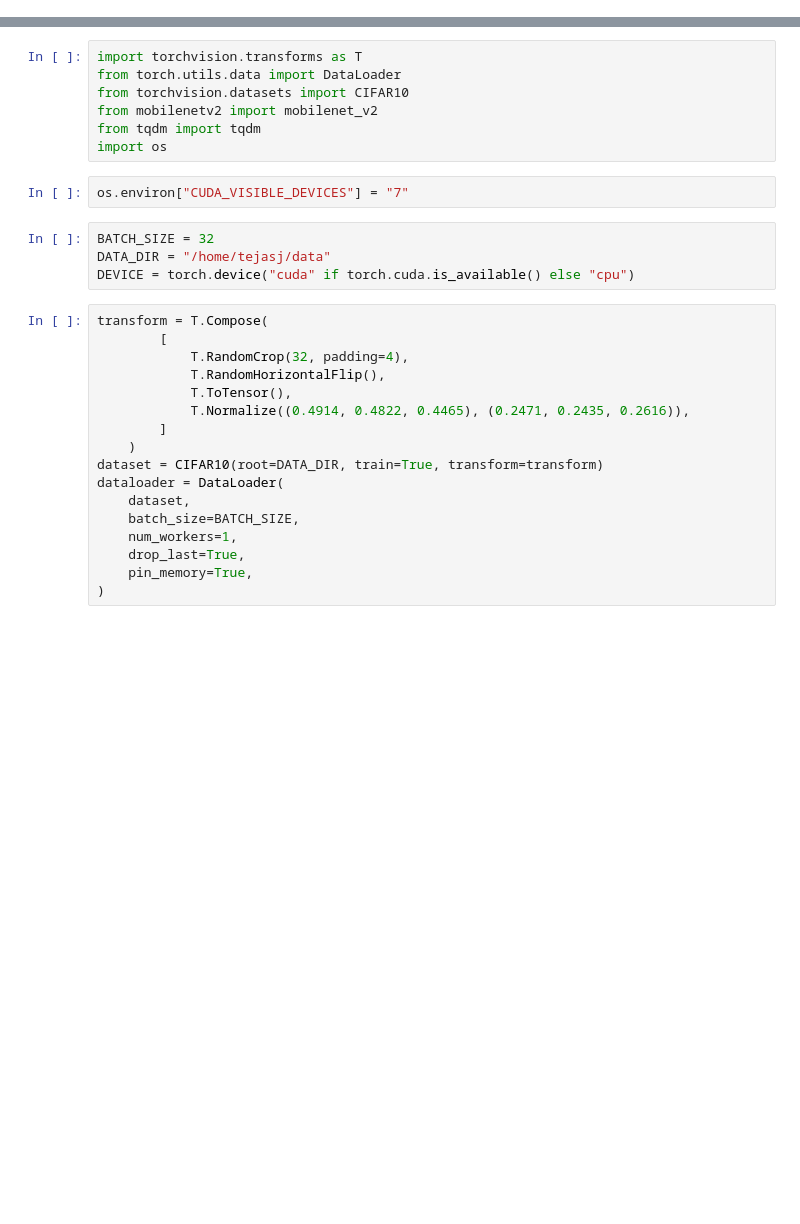
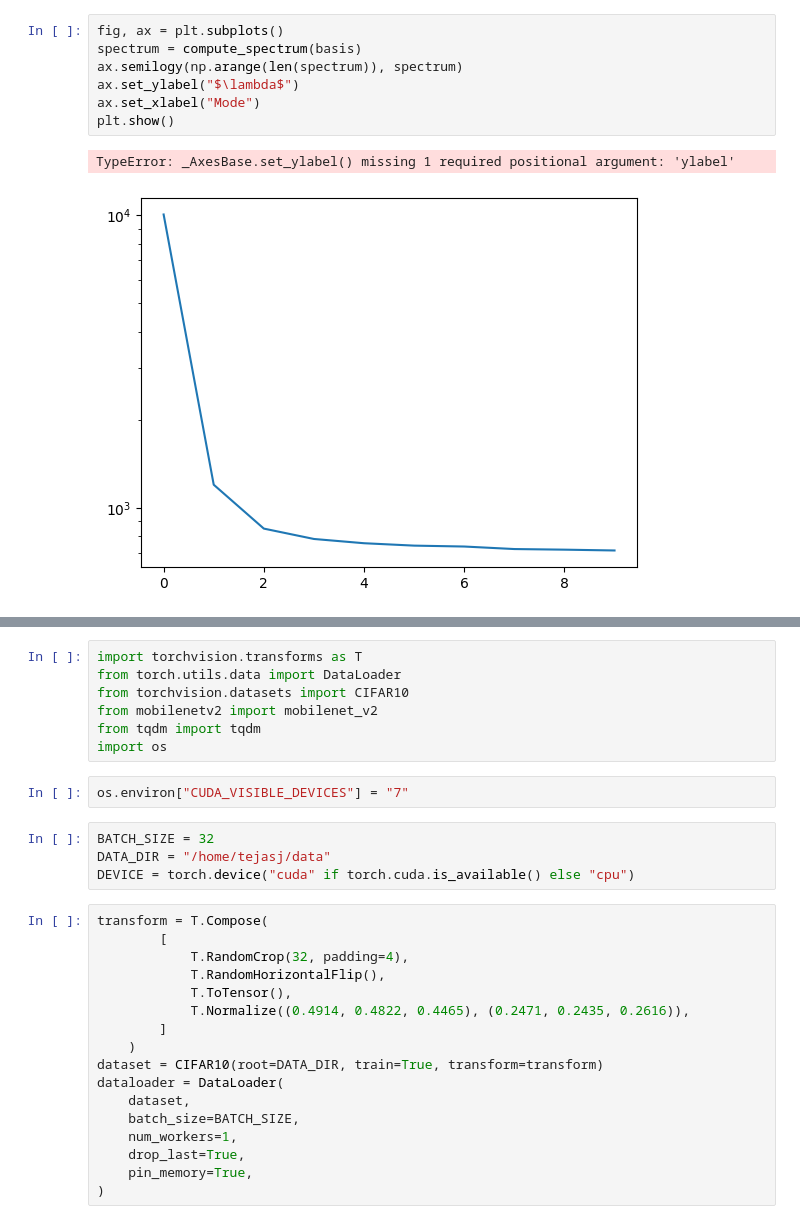
Before and after one commit to tkj516/neural_fisher_kernel, a Jupyter notebook: evaluate.ipynb, the cells around one changed output, grey strips where cells are left out. Drawn from its saved outputs; the diff is of its cells as text; blank space fills up the shorter version.

```diff
--- a/evaluate.ipynb
+++ b/evaluate.ipynb
@@ -23,0 +24,10 @@ plt.show()
+# %%
+fig, ax = plt.subplots()
+spectrum = compute_spectrum(basis)
+ax.semilogy(np.arange(len(spectrum)), spectrum)
+ax.set_ylabel("$\lambda$")
+ax.set_xlabel("Mode")
+plt.show()
+# %% [output]
+TypeError: _AxesBase.set_ylabel() missing 1 required positional argument: 'ylabel'
+[figure, added]
```
Also changed, not shown: parts of 4 cells of this notebook, 1 other file.
